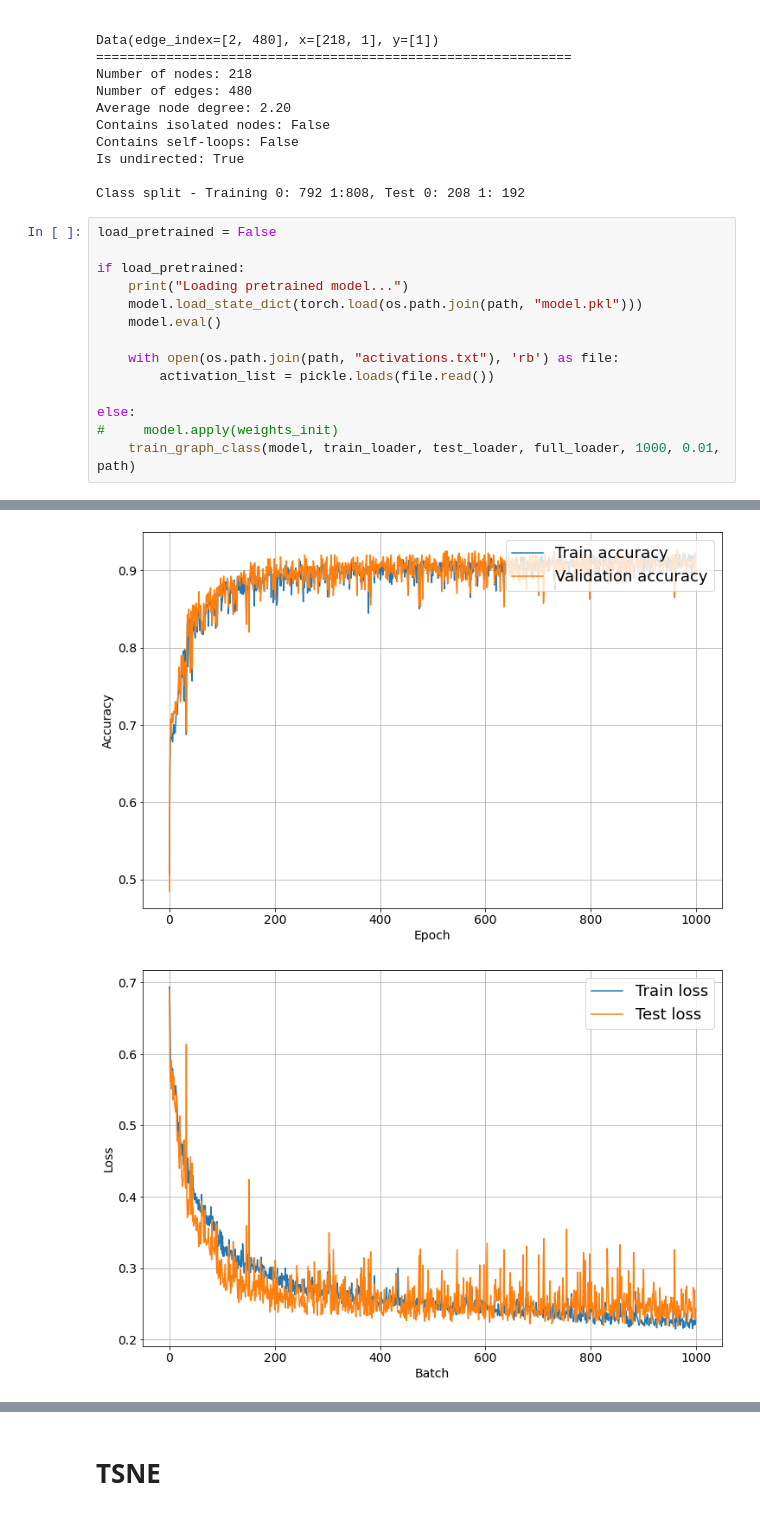
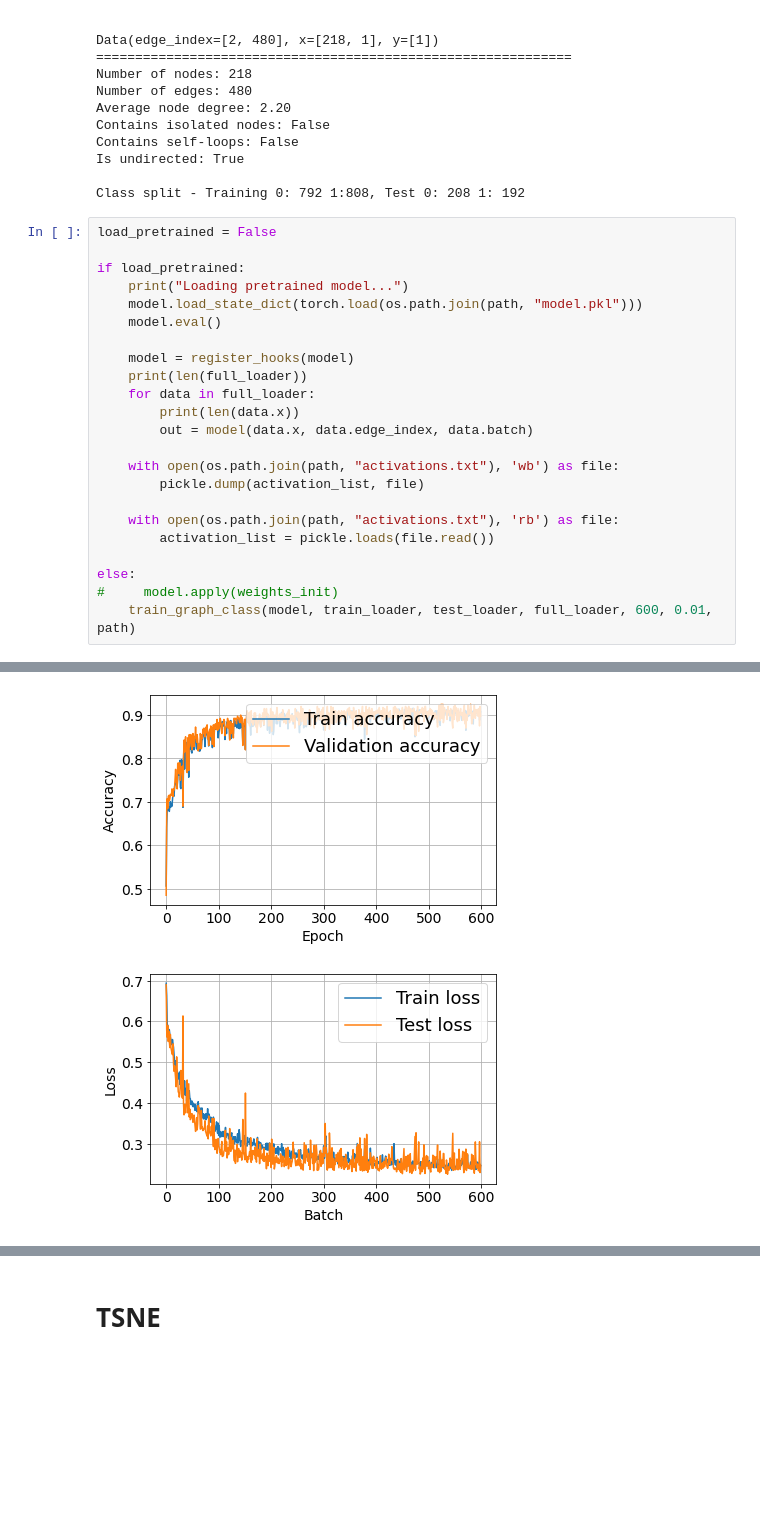
Before and after one commit to CharlotteMagister/GCExplainer, a Jupyter notebook: src/k_clustering/Reddit_Shapes.ipynb, the cells around one changed output, grey strips where cells are left out. Saved outputs shown, nothing was run; the diff lists cells and outputs as text; blank space fills up the shorter version.

```diff
--- a/src/k_clustering/Reddit_Shapes.ipynb
+++ b/src/k_clustering/Reddit_Shapes.ipynb
@@ -84,12 +84,21 @@ if load_pretrained:
     model.load_state_dict(torch.load(os.path.join(path, "model.pkl")))
     model.eval()
 
+    model = register_hooks(model)
+    print(len(full_loader))
+    for data in full_loader:
+        print(len(data.x))
+        out = model(data.x, data.edge_index, data.batch)
+
+    with open(os.path.join(path, "activations.txt"), 'wb') as file:
+        pickle.dump(activation_list, file)
+
     with open(os.path.join(path, "activations.txt"), 'rb') as file:
         activation_list = pickle.loads(file.read())
 
 else:
 #     model.apply(weights_init)
-    train_graph_class(model, train_loader, test_loader, full_loader, 1000, 0.01, path)
+    train_graph_class(model, train_loader, test_loader, full_loader, 600, 0.01, path)
 # %% [output]
 Epoch: 000, Train Loss: 0.69337, Test Loss: 0.68961, Train Acc: 0.50625, Test Acc: 0.48500
 Epoch: 001, Train Loss: 0.66291, Test Loss: 0.57791, Train Acc: 0.64250, Test Acc: 0.68000
@@ -111,2 +120,2 @@ Epoch: 999, Train Loss: 0.22787, Test Loss: 0.24314, Train Acc: 0.91750, Test Ac
-[figure, old version]
+[figure, new version]
-[figure, old version]
+[figure, new version]
```
Also changed, not shown: parts of 5 cells of this notebook, 3 other files.
